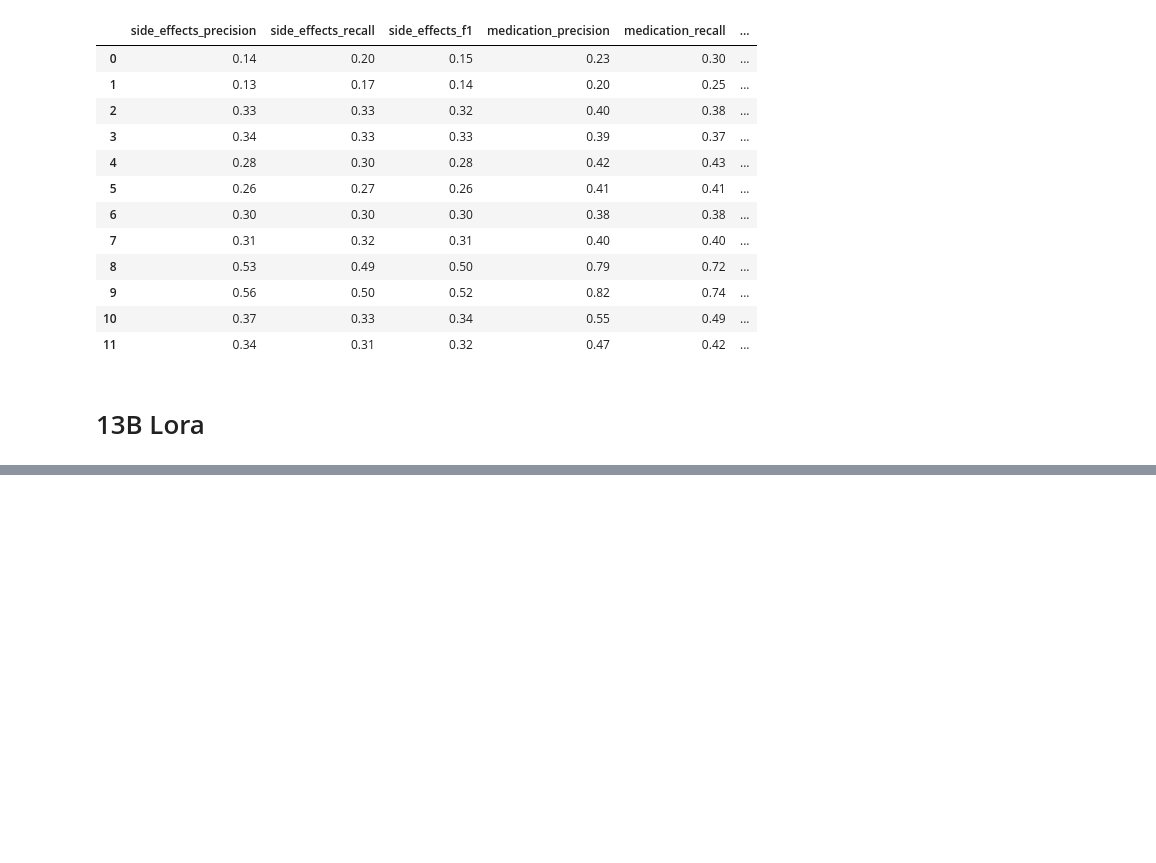
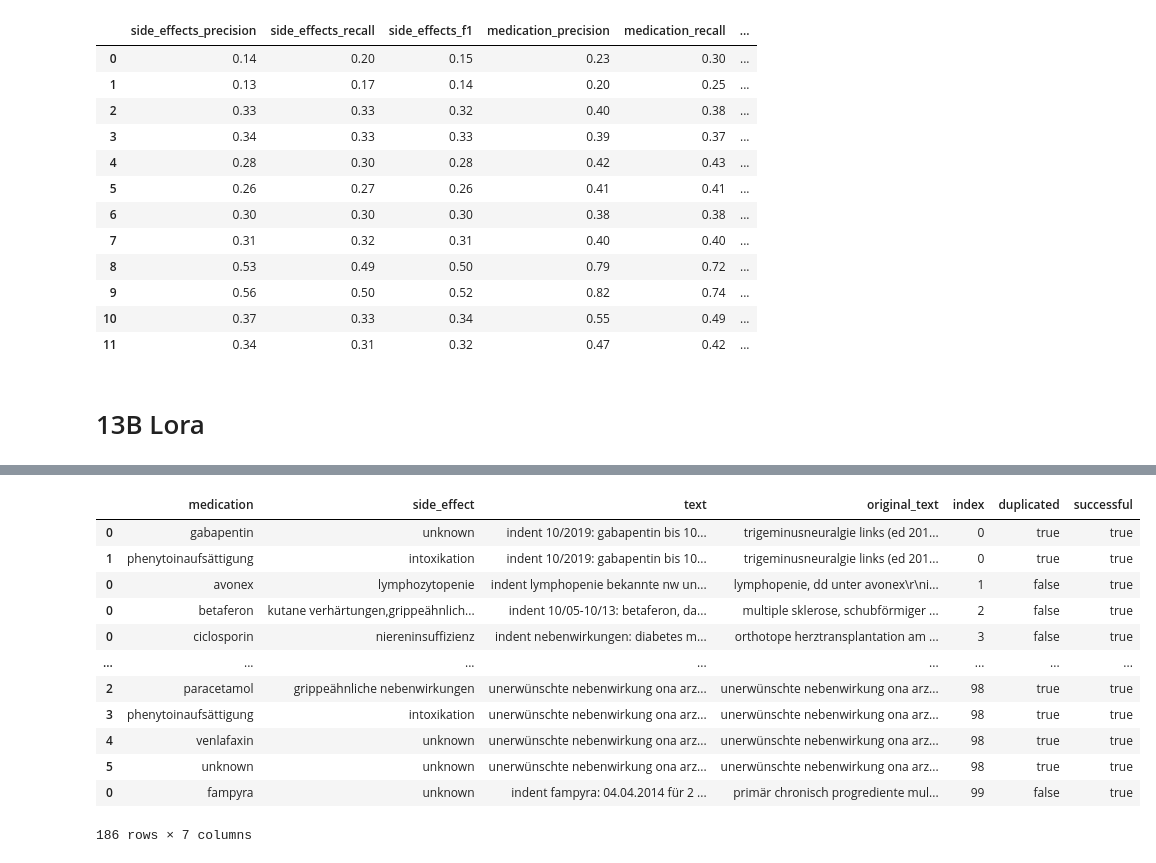
Before and after one commit to maregli/inf-extr, a Jupyter notebook: notebooks/side-effects/side-effects-evaluation.ipynb, the cells around one changed output, grey strips where cells are left out. Saved outputs shown, nothing was run; the diff lists cells and outputs as text; code cells hidden in the pictures; blank space fills up the shorter version.

```diff
--- a/notebooks/side-effects/side-effects-evaluation.ipynb
+++ b/notebooks/side-effects/side-effects-evaluation.ipynb
@@ -904,0 +938,16 @@ results13b_lora
+# %%
+prepare_results(paths.RESULTS_PATH/"side-effects/side-effects_outlines_Llama2-MedTuned-13b-512-lora-merged_4bit_few_shot_instruction_10_examples_s2a.pt")
+# %% [output]
+|  | medication | side_effect | text | original_text | index | duplicated | successful |
+| 0 | gabapentin | unknown | indent 10/2019: gabapentin bis 10... | trigeminusneuralgie links (ed 201... | 0 | true | true |
+| 1 | phenytoinaufsättigung | intoxikation | indent 10/2019: gabapentin bis 10... | trigeminusneuralgie links (ed 201... | 0 | true | true |
+| 0 | avonex | lymphozytopenie | indent lymphopenie bekannte nw un... | lymphopenie, dd unter avonex\r\ni... | 1 | false | true |
+| 0 | betaferon | kutane verhärtungen,grippeähnlich... | indent 10/05-10/13: betaferon, da... | multiple sklerose, schubförmiger ... | 2 | false | true |
+| 0 | ciclosporin | niereninsuffizienz | indent nebenwirkungen: diabetes m... | orthotope herztransplantation am ... | 3 | false | true |
+| ... | ... | ... | ... | ... | ... | ... | ... |
+| 2 | paracetamol | grippeähnliche nebenwirkungen | unerwünschte nebenwirkung ona arz... | unerwünschte nebenwirkung ona arz... | 98 | true | true |
+| 3 | phenytoinaufsättigung | intoxikation | unerwünschte nebenwirkung ona arz... | unerwünschte nebenwirkung ona arz... | 98 | true | true |
+| 4 | venlafaxin | unknown | unerwünschte nebenwirkung ona arz... | unerwünschte nebenwirkung ona arz... | 98 | true | true |
+| 5 | unknown | unknown | unerwünschte nebenwirkung ona arz... | unerwünschte nebenwirkung ona arz... | 98 | true | true |
+| 0 | fampyra | unknown | indent fampyra: 04.04.2014 für 2 ... | primär chronisch progrediente mul... | 99 | false | true |
+186 rows × 7 columns
```
Also changed, not shown: parts of 10 cells of this notebook.
